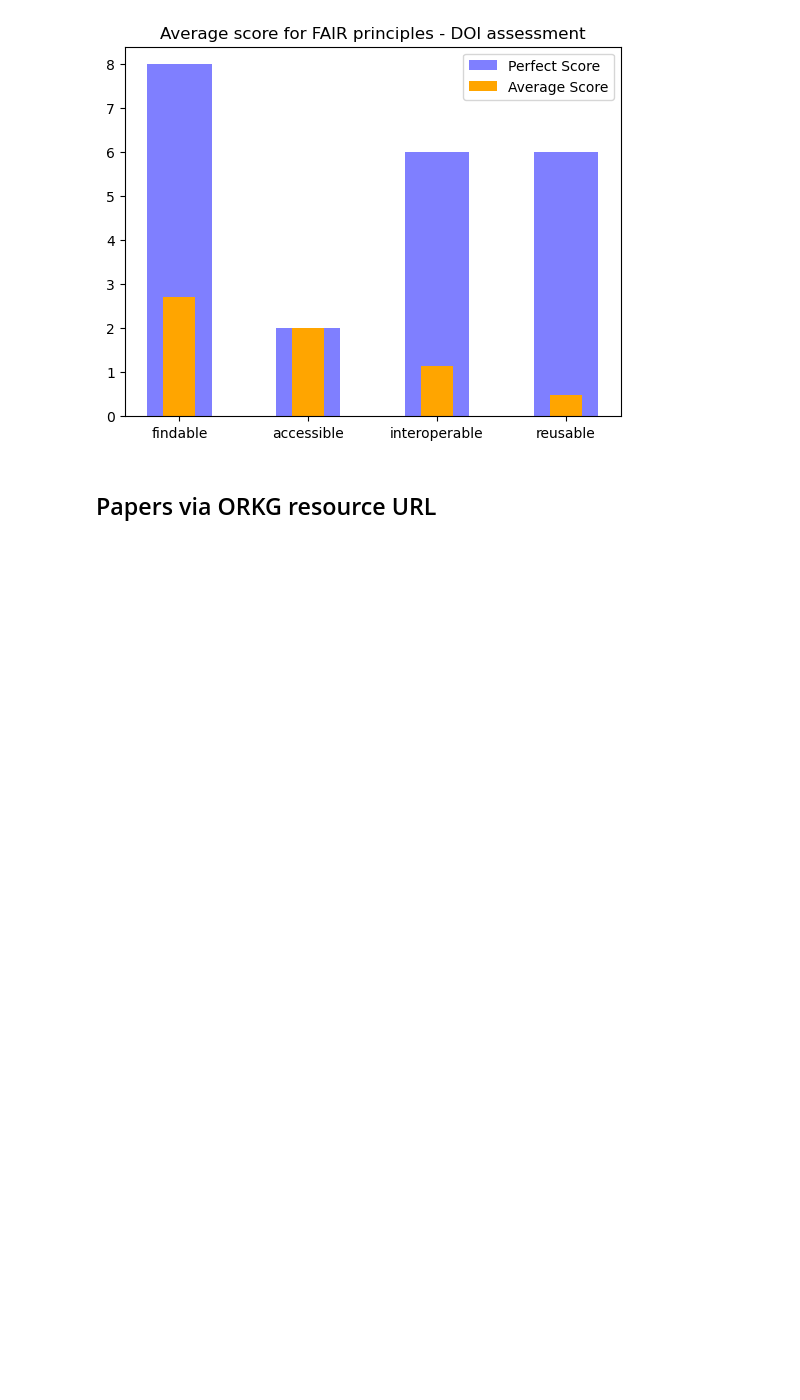
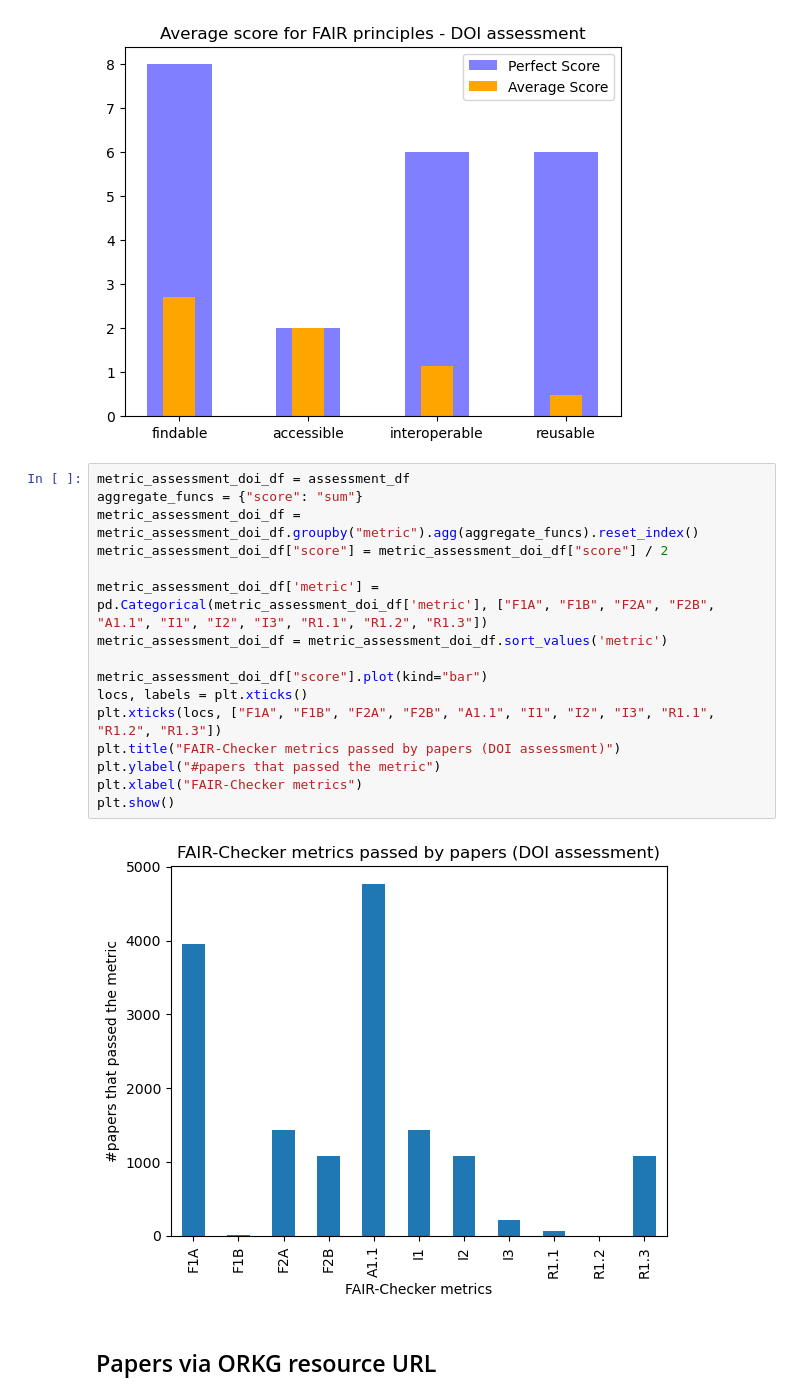
Before and after one commit to mwurzbacher/FAIRness-assessment-tools-evaluation-using-ORKG, a Jupyter notebook: FAIR_Checker_evaluation.ipynb, the cells around one changed output. Cells and saved outputs as stored; diff of their text form; blank space fills up the shorter version.

Commit message:
metric evaluation

```diff
--- a/FAIR_Checker_evaluation.ipynb
+++ b/FAIR_Checker_evaluation.ipynb
@@ -212,6 +229,24 @@ plt.legend()
 plt.show()
 # %% [output]
 [figure]
+# %%
+metric_assessment_doi_df = assessment_df
+aggregate_funcs = {"score": "sum"}
+metric_assessment_doi_df = metric_assessment_doi_df.groupby("metric").agg(aggregate_funcs).reset_index()
+metric_assessment_doi_df["score"] = metric_assessment_doi_df["score"] / 2
+
+metric_assessment_doi_df['metric'] = pd.Categorical(metric_assessment_doi_df['metric'], ["F1A", "F1B", "F2A", "F2B", "A1.1", "I1", "I2", "I3", "R1.1", "R1.2", "R1.3"])
+metric_assessment_doi_df = metric_assessment_doi_df.sort_values('metric')
+
+metric_assessment_doi_df["score"].plot(kind="bar")
+locs, labels = plt.xticks()
+plt.xticks(locs, ["F1A", "F1B", "F2A", "F2B", "A1.1", "I1", "I2", "I3", "R1.1", "R1.2", "R1.3"])
+plt.title("FAIR-Checker metrics passed by papers (DOI assessment)")
+plt.ylabel("#papers that passed the metric")
+plt.xlabel("FAIR-Checker metrics")
+plt.show()
+# %% [output]
+[figure, added]
 # %% [markdown]
 ## Papers via ORKG resource URL
 # %% [markdown]
```
Also changed, not shown: parts of 5 cells of this notebook.
